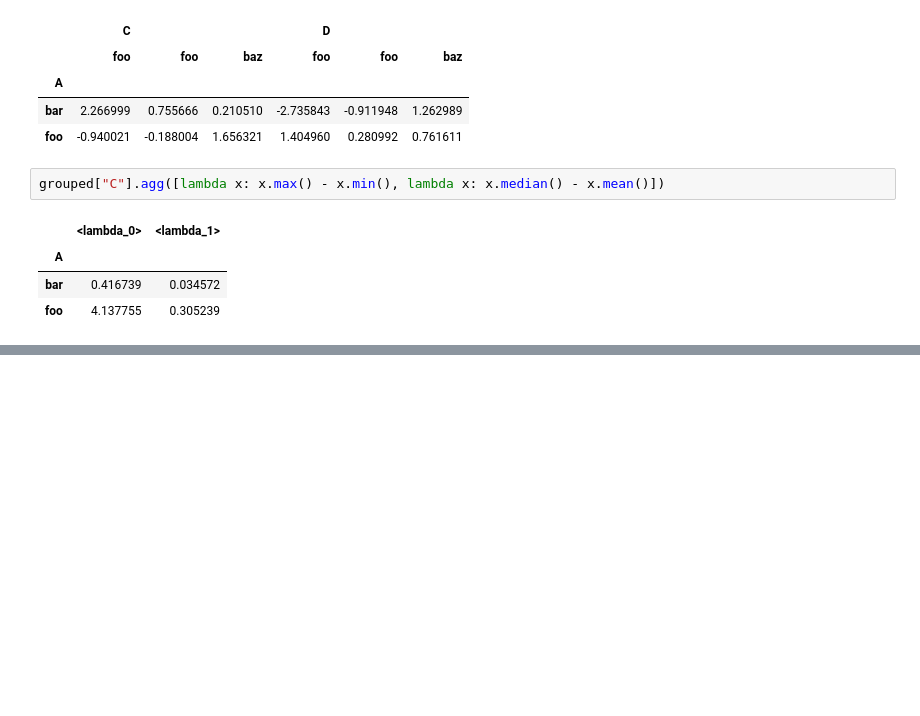
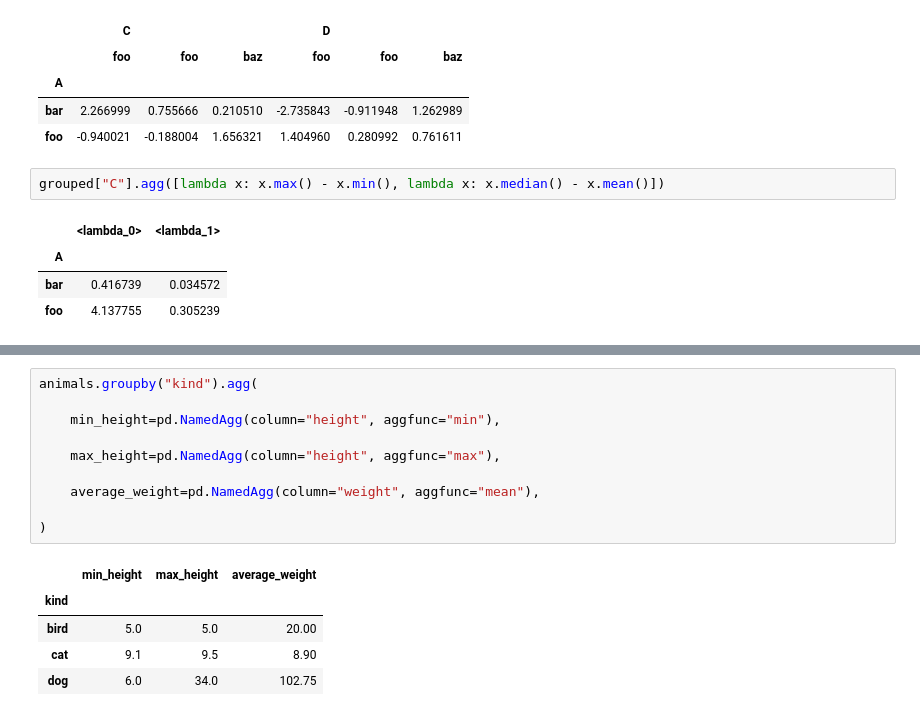
Before and after one commit to ilyak93/self-studying, a Jupyter notebook: DataEngineering/pandas/pandas_groupby.ipynb, the cells around one changed output, grey strips where cells are left out. Drawn from its saved outputs; the diff is of its cells as text; blank space fills up the shorter version.

```diff
--- a/DataEngineering/pandas/pandas_groupby.ipynb
+++ b/DataEngineering/pandas/pandas_groupby.ipynb
@@ -910,0 +920,16 @@ grouped["C"].agg([lambda x: x.max() - x.min(), lambda x: x.median() - x.mean()])
+# %%
+animals.groupby("kind").agg(
+
+    min_height=pd.NamedAgg(column="height", aggfunc="min"),
+
+    max_height=pd.NamedAgg(column="height", aggfunc="max"),
+
+    average_weight=pd.NamedAgg(column="weight", aggfunc="mean"),
+
+)
+# %% [output]
+|  | min_height | max_height | average_weight |
+| kind |  |  |  |
+| bird | 5.0 | 5.0 | 20.00 |
+| cat | 9.1 | 9.5 | 8.90 |
+| dog | 6.0 | 34.0 | 102.75 |
```
Also changed, not shown: parts of 16 cells of this notebook.
